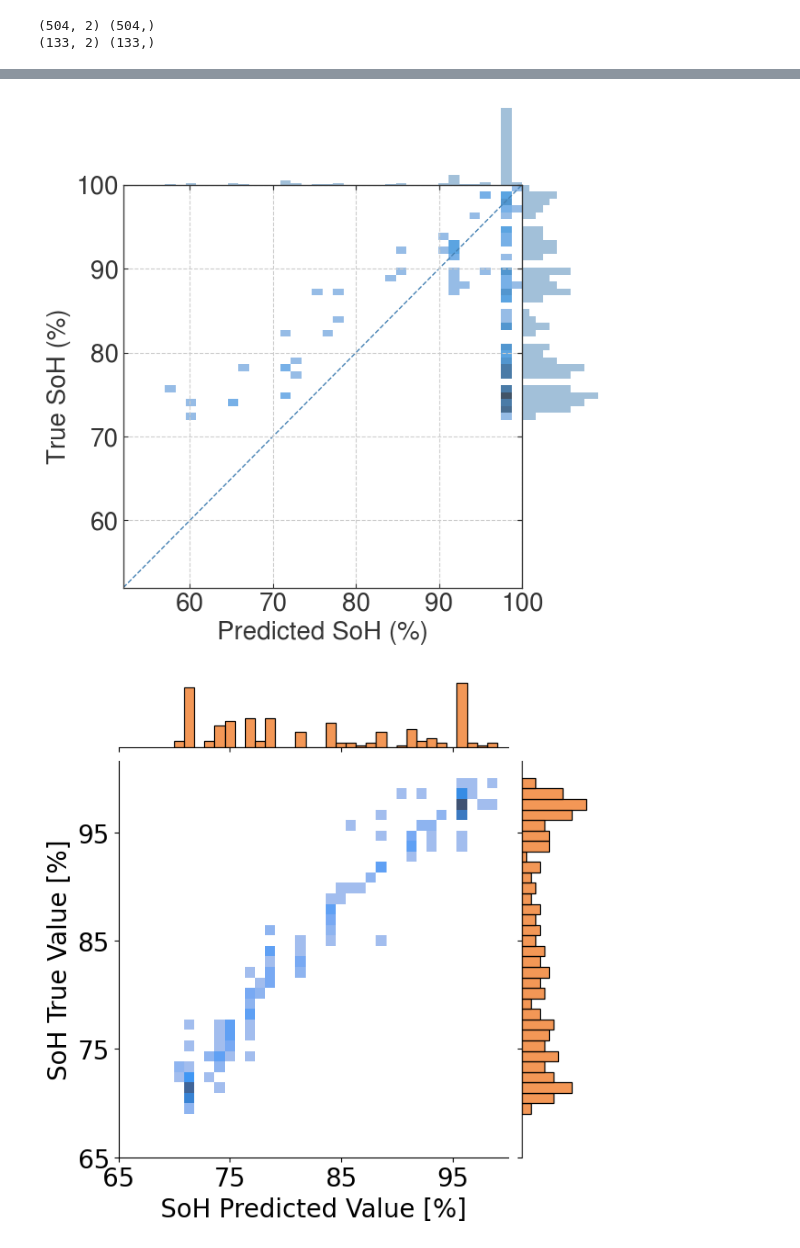
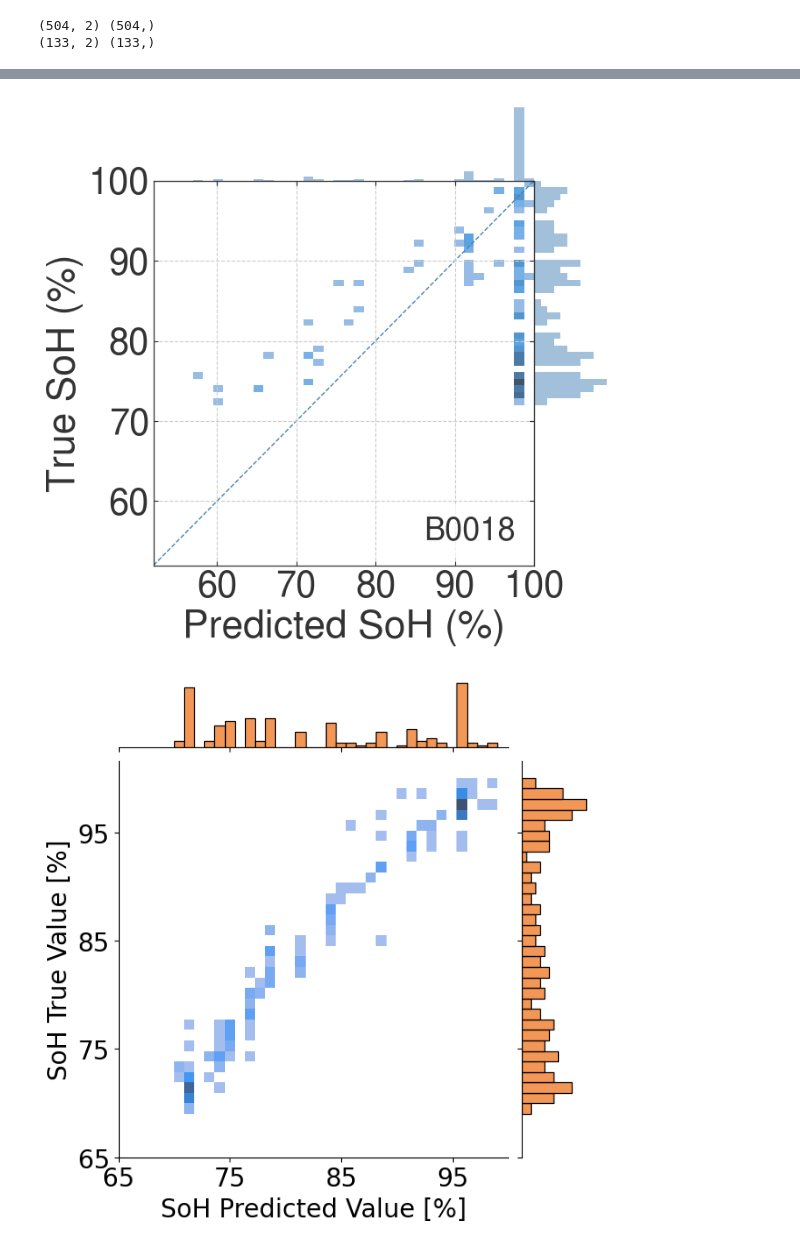
Before and after one commit to daimoners/TSC_for_SoH, a Jupyter notebook: battery_tsc_experiment4.ipynb, the cells around one changed output, grey strips where cells are left out. Saved outputs shown, nothing was run; the diff lists cells and outputs as text; code cells hidden in the pictures.

```diff
--- a/battery_tsc_experiment4.ipynb
+++ b/battery_tsc_experiment4.ipynb
@@ -116,16 +116,15 @@ df_nasa
 | 506 | 0 0.762597 1 0.002932 2 4.986821 ... | 0 23.084846 1 23.087421 2 23.0892... | 76 |
 507 rows × 3 columns
 # %%
-import matplotlib.pyplot as plt
 
-plt.figure(figsize=(12,6))
-for cell in list_cells:
-    soh = [cycle['SoH'] for cycle in nasa_dict[cell]['charge']]
-    plt.plot(soh, label=cell)
+# plt.figure(figsize=(12,6))
+# for cell in list_cells:
+#     soh = [cycle['SoH'] for cycle in nasa_dict[cell]['charge']]
+#     plt.plot(soh, label=cell)
 
-plt.xlabel("Ciclo di carica")
-plt.ylabel("State of Health (%)")
-plt.title("Andamento SoH per ciascuna cella")
-plt.legend()
-plt.grid(True)
-plt.show()
+# plt.xlabel("Ciclo di carica")
+# plt.ylabel("State of Health (%)")
+# plt.title("Andamento SoH per ciascuna cella")
+# plt.legend()
+# plt.grid(True)
+# plt.show()
@@ -224,7 +210,7 @@ plt.show()
 # Create Nasa Dataframe for the test
 
 #import dataset
-list_cells= ['B0018']
+list_cells= [cell_tested]
 nasa_dataset={}
 for cell in list_cells:
     cell_dataset = scipy.io.loadmat('dataset/Nasa/5. Battery Data Set/DS/'+ cell +'.mat', simplify_cells=True)
@@ -439,43 +425,56 @@ g.ax_joint.set_ylim([52, 100])
 ticks = np.arange(60, 101, 10)
 g.ax_joint.set_xticks(ticks)
 g.ax_joint.set_yticks(ticks)
-g.ax_joint.tick_params(axis="both", which="major", labelsize=20, colors="#333333", direction="in")
+g.ax_joint.tick_params(axis="both", which="major", labelsize=30, colors="#333333", direction="in")
 
 #Grid
 g.ax_joint.grid(True, which='major', linestyle='--', color='#CCCCCC', zorder=0)
 
 # Aggiungere la linea y = x
 g.ax_joint.plot([52, 100], [52, 100], color=colors[0], linestyle='--', linewidth=1.0, zorder=1)
 
 # Assi duplicati: sopra e destra
 ax_top = g.ax_joint.twiny()
 ax_right = g.ax_joint.twinx()
 ax_top.set_xlim(g.ax_joint.get_xlim())
 ax_right.set_ylim(g.ax_joint.get_ylim())
 ax_top.set_xticks(ticks)
 ax_right.set_yticks(ticks)
 ax_top.set_xticklabels([])
 ax_right.set_yticklabels([])
 
 ax_top.tick_params(axis='x', colors="#333333", direction="in")
 ax_right.tick_params(axis='y', colors="#333333", direction="in")
 
 # Spine grigie scure
 for spine in g.ax_joint.spines.values():
     spine.set_color("#333333")
 for spine in ax_top.spines.values():
     spine.set_color("#333333")
 for spine in ax_right.spines.values():
     spine.set_color("#333333")
 
 # Labels principali
-g.ax_joint.set_xlabel('Predicted SoH (%)', fontsize=20, color="#333333")
-g.ax_joint.set_ylabel('True SoH (%)', fontsize=20, color="#333333")
+g.ax_joint.set_xlabel('Predicted SoH (%)', fontsize=32, color="#333333")
+g.ax_joint.set_ylabel('True SoH (%)', fontsize=32, color="#333333")
 
-plt.savefig('plot/cell18_100_nasa_8515__R2.png', dpi=300, bbox_inches="tight")
+# Aggiungi testo ccon nome cella
+g.ax_joint.text(
+    0.95, 0.05,                      # posizione relativa (95% a destra, 5% in basso)
+    cell_tested,                     # testo da mostrare
+    ha='right', va='bottom',         # ancoraggio testo
+    fontsize=26, color="#333333",    # stile testo
+    transform=g.ax_joint.transAxes,  # coordinate relative all’asse
+    bbox=dict(facecolor="white", edgecolor="none", alpha=0.7, boxstyle="round,pad=0.3")
+)
+
+
+
+
+plt.savefig(f'plot/{cell_tested}_100_nasa_8515__R2.png', dpi=300, bbox_inches="tight")
 plt.show()
 # %% [output]
-[figure, old version]
+[figure, new version]
 # %%
 # plotting
 
```
Also changed, not shown: parts of 6 cells of this notebook, 43 other files.
